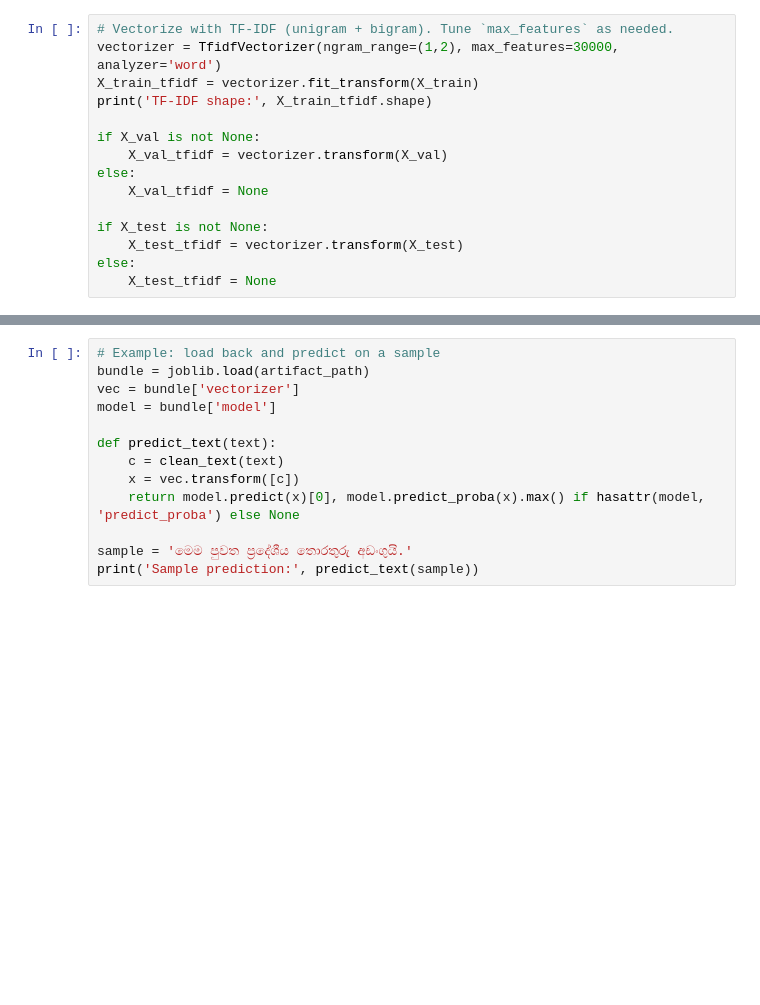
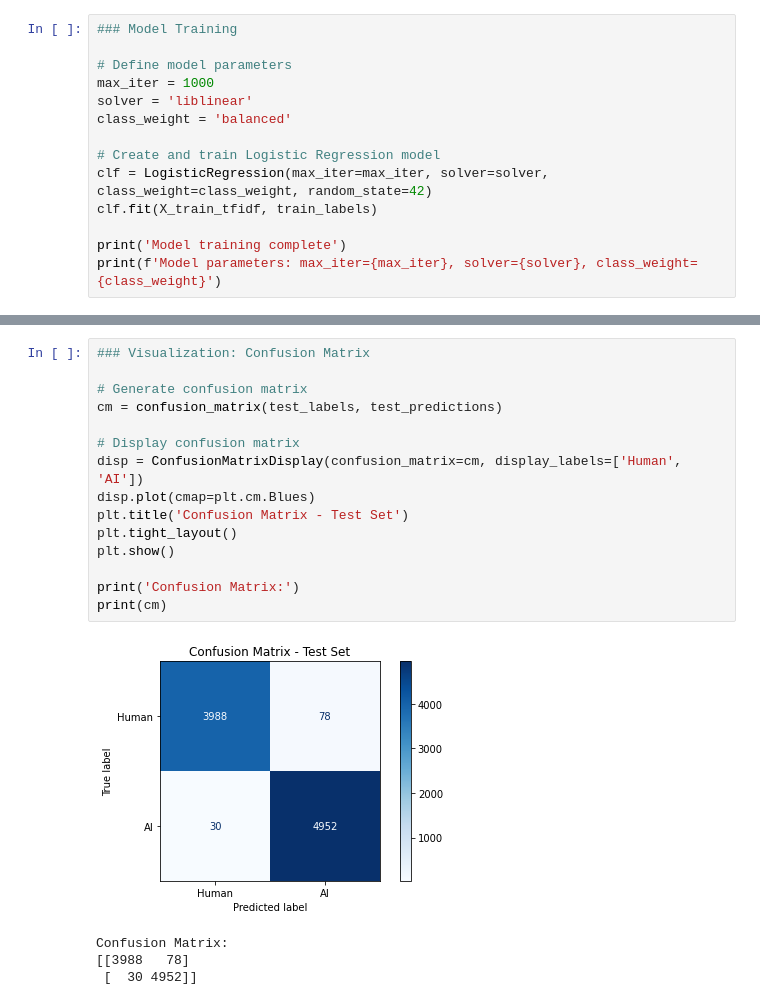
Before and after one commit to movindugunarathna/sinXdetect, a Jupyter notebook: ml/train_tfidf_logreg.ipynb, the cells around one changed output, grey strips where cells are left out. Saved outputs shown, nothing was run; the diff lists cells and outputs as text; blank space fills up the shorter version.

```diff
--- a/ml/train_tfidf_logreg.ipynb
+++ b/ml/train_tfidf_logreg.ipynb
@@ -95,15 +182,14 @@ else:
 # %%
-# Vectorize with TF-IDF (unigram + bigram). Tune `max_features` as needed.
-vectorizer = TfidfVectorizer(ngram_range=(1,2), max_features=30000, analyzer='word')
-X_train_tfidf = vectorizer.fit_transform(X_train)
-print('TF-IDF shape:', X_train_tfidf.shape)
+### Model Training
 
-if X_val is not None:
-    X_val_tfidf = vectorizer.transform(X_val)
-else:
-    X_val_tfidf = None
+# Define model parameters
+max_iter = 1000
+solver = 'liblinear'
+class_weight = 'balanced'
 
-if X_test is not None:
-    X_test_tfidf = vectorizer.transform(X_test)
-else:
-    X_test_tfidf = None
+# Create and train Logistic Regression model
+clf = LogisticRegression(max_iter=max_iter, solver=solver, class_weight=class_weight, random_state=42)
+clf.fit(X_train_tfidf, train_labels)
+
+print('Model training complete')
+print(f'Model parameters: max_iter={max_iter}, solver={solver}, class_weight={class_weight}')
@@ -142,13 +258,20 @@ print('Saved separate vectorizer and model files to', MODELS_DIR)
 # %%
-# Example: load back and predict on a sample
-bundle = joblib.load(artifact_path)
-vec = bundle['vectorizer']
-model = bundle['model']
+### Visualization: Confusion Matrix
 
-def predict_text(text):
-    c = clean_text(text)
-    x = vec.transform([c])
-    return model.predict(x)[0], model.predict_proba(x).max() if hasattr(model, 'predict_proba') else None
+# Generate confusion matrix
+cm = confusion_matrix(test_labels, test_predictions)
 
-sample = 'මෙම පුවත ප්‍රදේශීය තොරතුරු අඩංගුයි.'
-print('Sample prediction:', predict_text(sample))
+# Display confusion matrix
+disp = ConfusionMatrixDisplay(confusion_matrix=cm, display_labels=['Human', 'AI'])
+disp.plot(cmap=plt.cm.Blues)
+plt.title('Confusion Matrix - Test Set')
+plt.tight_layout()
+plt.show()
+
+print('Confusion Matrix:')
+print(cm)
+# %% [output]
+[figure, added]
+Confusion Matrix:
+[[3988   78]
+ [  30 4952]]
```
Also changed, not shown: parts of 10 cells of this notebook, 5 other files.
